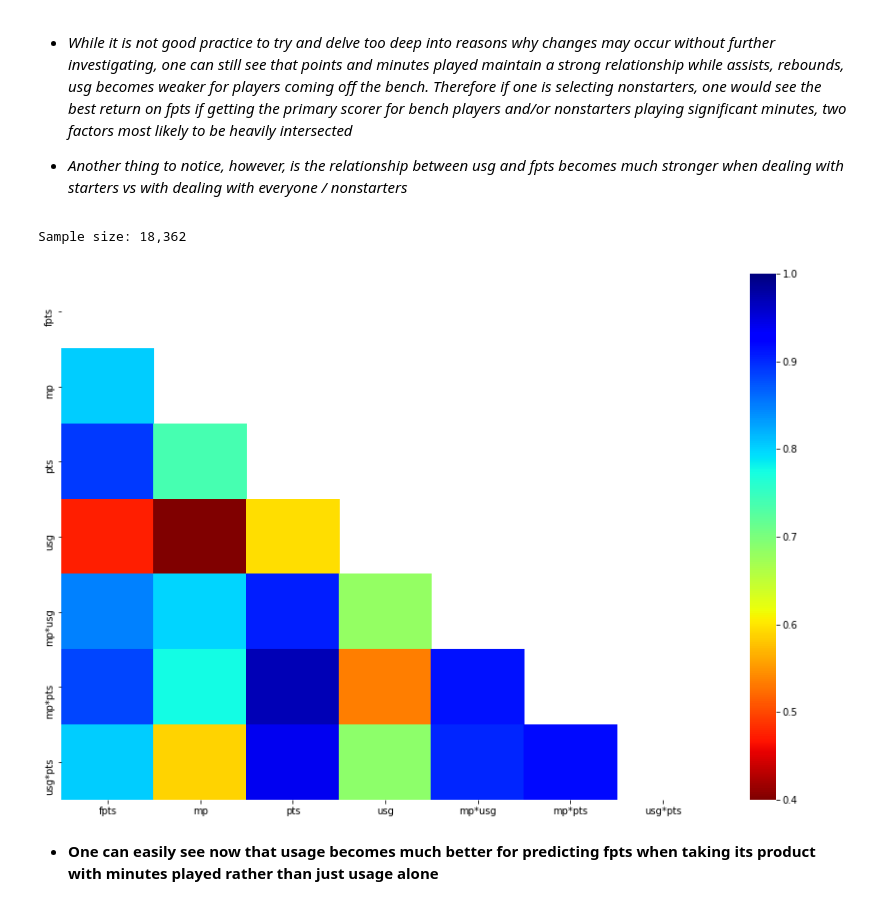
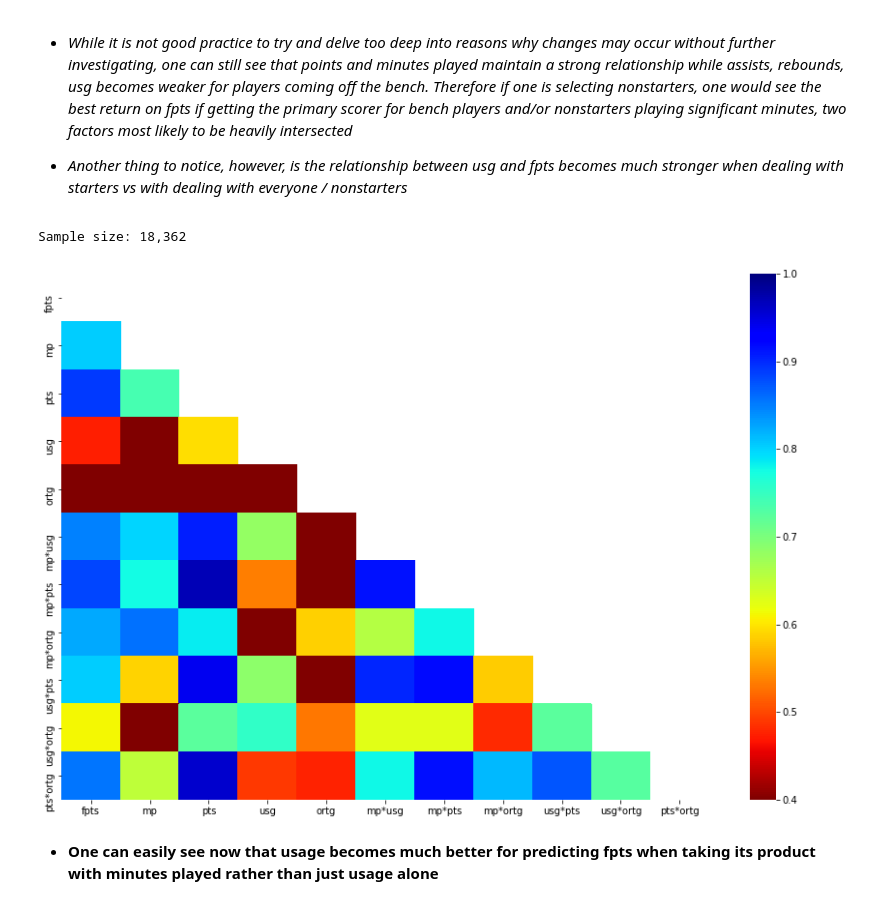
Before and after one commit to jackdegen/nba-demo, a Jupyter notebook: src/eda-heatmaps.ipynb, the cells around one changed output. Saved outputs shown, nothing was run; the diff lists cells and outputs as text; code cells hidden in the pictures.

```diff
--- a/src/eda-heatmaps.ipynb
+++ b/src/eda-heatmaps.ipynb
@@ -42,12 +42,16 @@ def create_heatmap(**kwargs):
 
     starter_: tuple[int,...] = (0,1) if kwargs.get('starter') is None else ( int(kwargs['starter']), )
 
+    if kwargs.get('product') is not None:
+        features: list[str,...] = sum([features, [feat for feat in kwargs['product'] if feat not in features]], [])
+
     df: pd.DataFrame = (fm.load_clean_data()
                         .pipe(lambda df_: df_.loc[df_['starter'].isin(starter_)])
                         [features]
                        )
 
-    if kwargs.get('product'):
+    if kwargs.get('product') is not None:
+#         features: list[str,...] = sum([features, [feat for feat in kwargs['product'] if feat not in features]], [])
         for cols in itertools.combinations(kwargs['product'], 2):
             df['*'.join(cols)] = df[cols[0]]*df[cols[1]]
 
@@ -118,16 +122,16 @@ Sample size: 9,652
 # %%
 # Another useful parameter in my heatmap function is illustrating the correlations that occur between the products of two columns and the rest of the stats
 # This is extremely useful in demonstrating / compounding relationships between features, and is very important in helping to improve modeling later on
 # NOTE: I wrote my own simple version of performing this task in create_heatmap(), but will be using the libraries for feature engineering in scikitlearn for modeling to optimize performance
 
 # An example of this will be illustrating the relationships between the products of usg, pts, mp; I will remove the nonimportant features for this to improve inference
 create_heatmap(
     remove=['ts', 'stl', 'blk', 'trb', 'ast'],
-    product=['mp', 'usg', 'pts']
+    product=['mp', 'usg', 'pts', 'ortg']
 );
 # %% [output]
 Sample size: 18,362
-[figure, old version]
+[figure, new version]
 # %% [markdown]
 - **One can easily see now that usage becomes much better for predicting fpts when taking its product with minutes played rather than just usage alone**
 # %% [markdown]
```
Also changed, not shown: parts of 1 cell of this notebook, 6 other files.
